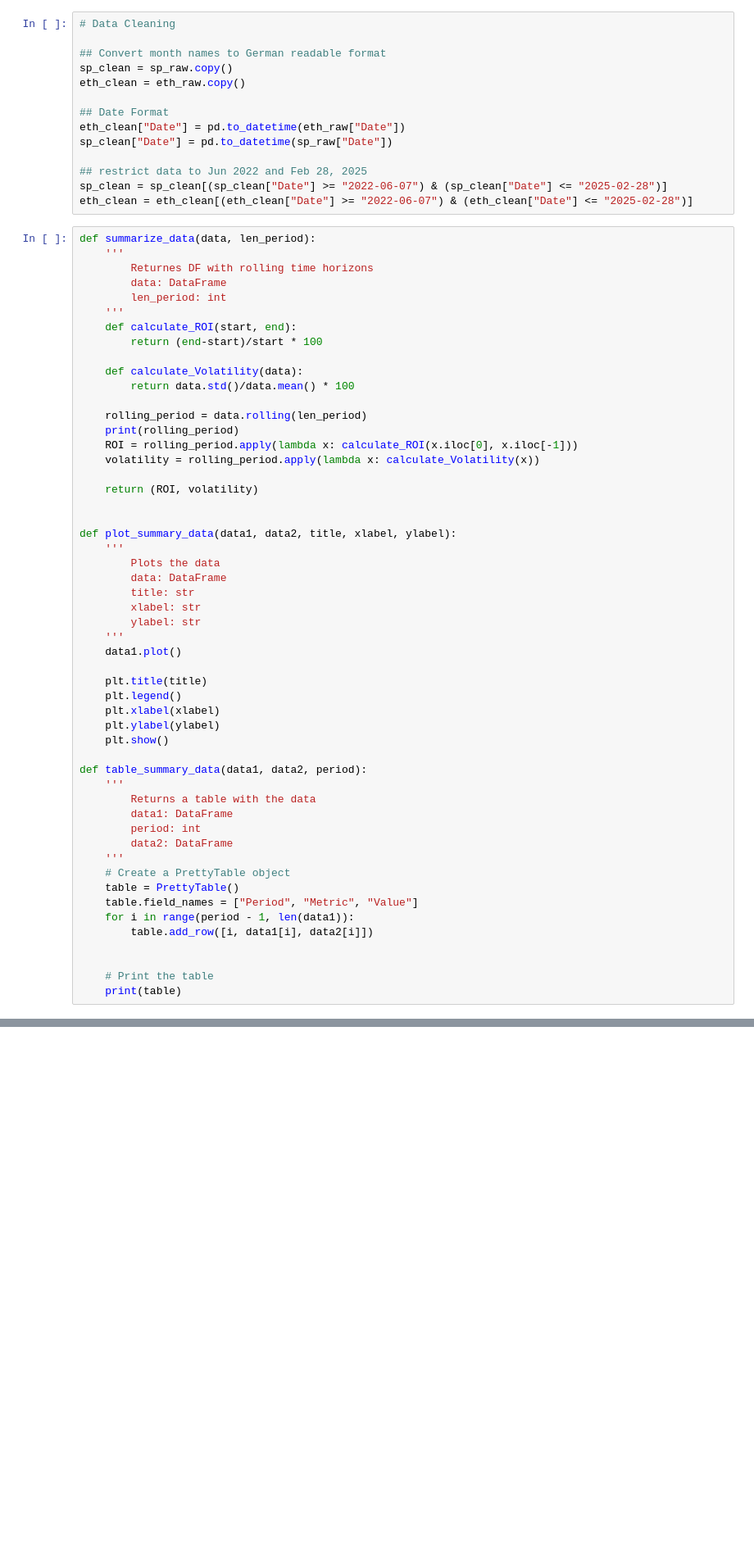
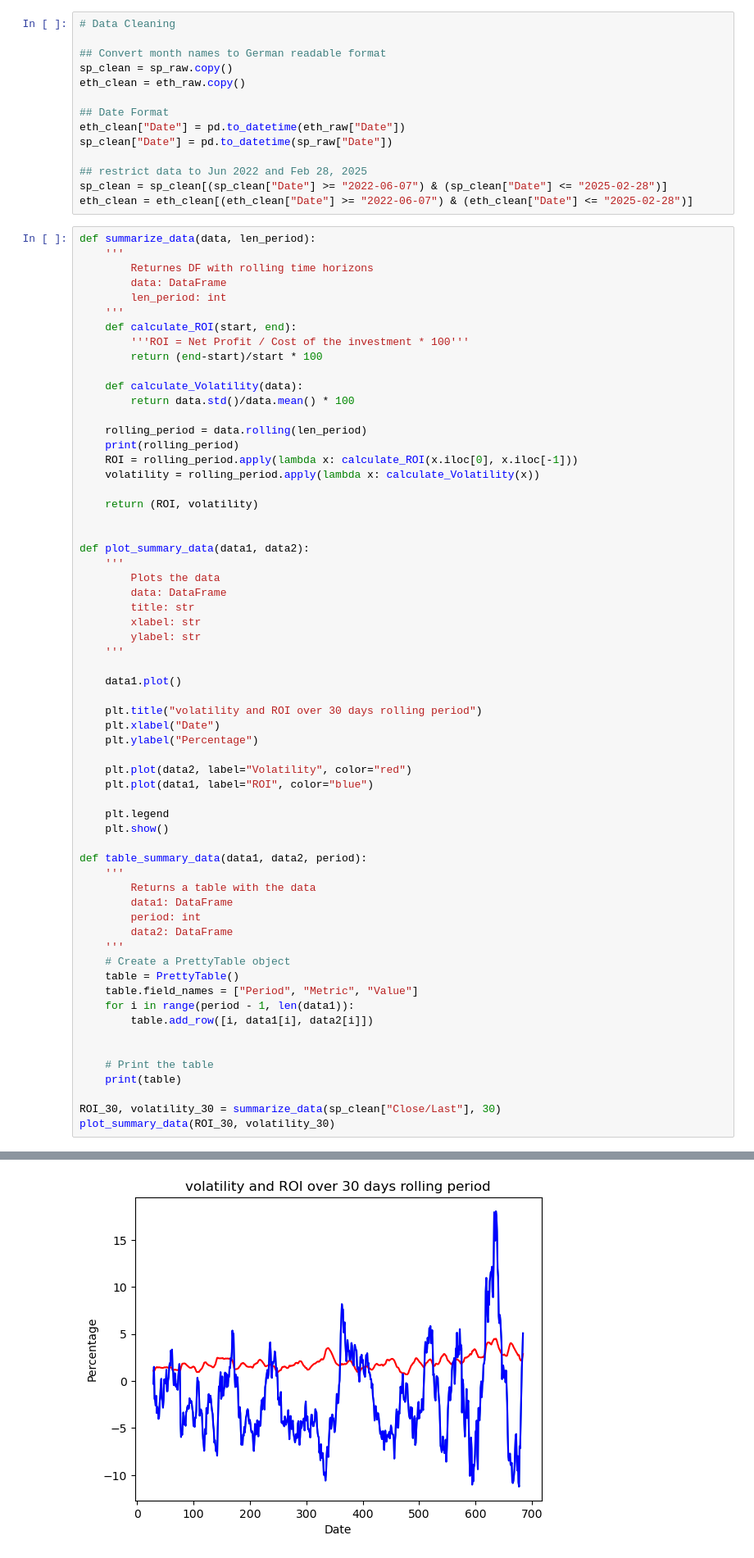
Before and after one commit to heinrichhegenbarth/KAN-CDSCO2004U_Machine_Learning_and_Deep_Learning, a Jupyter notebook: Assignment_2/assignment_2.ipynb, the cells around one changed output, grey strips where cells are left out. Shown at 82% size. Drawn from its saved outputs; the diff is of its cells as text; blank space fills up the shorter version.

Commit message:
cleaning up code

```diff
--- a/Assignment_2/assignment_2.ipynb
+++ b/Assignment_2/assignment_2.ipynb
@@ -66,6 +66,7 @@ def summarize_data(data, len_period):
         len_period: int
     '''
     def calculate_ROI(start, end):
+        '''ROI = Net Profit / Cost of the investment * 100'''
         return (end-start)/start * 100
 
     def calculate_Volatility(data):
@@ -79,7 +80,7 @@ def summarize_data(data, len_period):
     return (ROI, volatility)
 
 
-def plot_summary_data(data1, data2, title, xlabel, ylabel):
+def plot_summary_data(data1, data2):
     '''
         Plots the data
         data: DataFrame
@@ -87,12 +88,17 @@ def plot_summary_data(data1, data2, title, xlabel, ylabel):
         xlabel: str
         ylabel: str
     '''
+
     data1.plot()
 
-    plt.title(title)
-    plt.legend()
-    plt.xlabel(xlabel)
-    plt.ylabel(ylabel)
+    plt.title("volatility and ROI over 30 days rolling period")
+    plt.xlabel("Date")
+    plt.ylabel("Percentage")
+
+    plt.plot(data2, label="Volatility", color="red")
+    plt.plot(data1, label="ROI", color="blue")
+
+    plt.legend
     plt.show()
 
 def table_summary_data(data1, data2, period):
@@ -111,3 +117,7 @@ def table_summary_data(data1, data2, period):
 
     # Print the table
     print(table)
+
+ROI_30, volatility_30 = summarize_data(sp_clean["Close/Last"], 30)
+plot_summary_data(ROI_30, volatility_30)
+# %% [output]
@@ -113,0 +125 @@ def table_summary_data(data1, data2, period):
+[figure, added]
```
Also changed, not shown: parts of 2 cells of this notebook.
